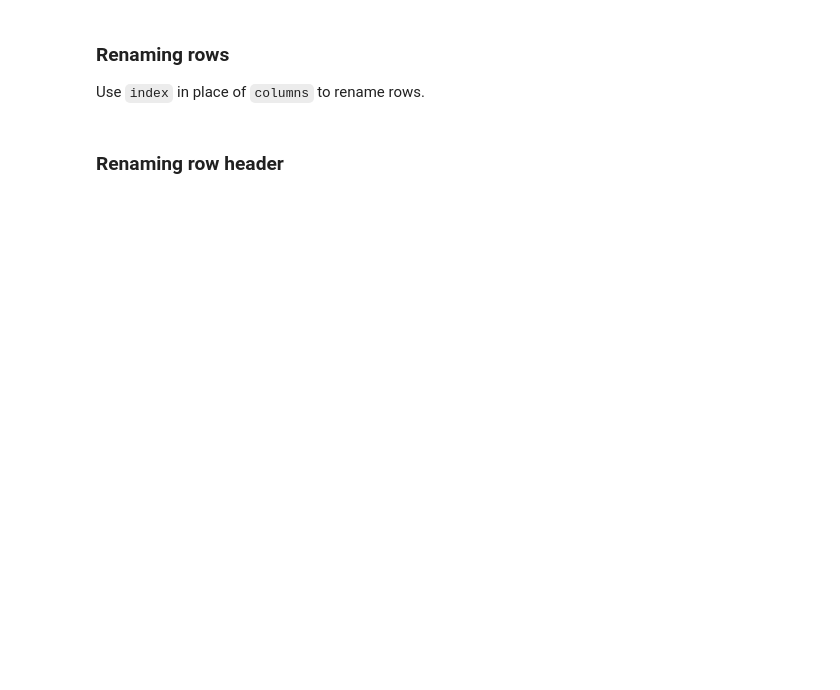
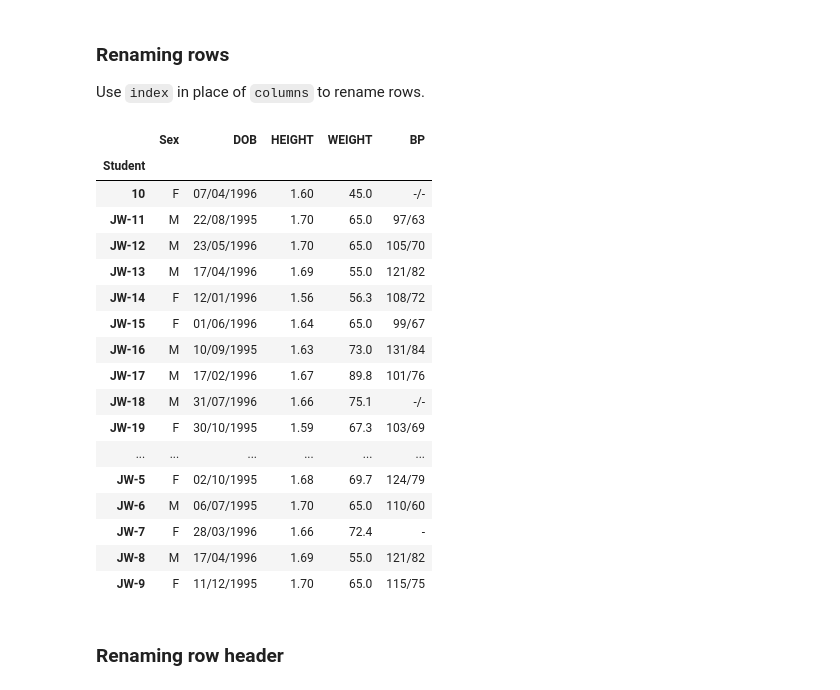
Before and after one commit to Maruja/MariaLopez, a Jupyter notebook: 9_Input_and_Output.ipynb, the cells around one changed output. Cells and saved outputs as stored; diff of their text form; code cells hidden in the pictures; blank space fills up the shorter version.

```diff
--- a/9_Input_and_Output.ipynb
+++ b/9_Input_and_Output.ipynb
@@ -1329,8 +1536,27 @@ Use `index` in place of `columns` to rename rows.
 # %%
 nums = students.rename(index={'JW-1': '1',
                               'JW-10': '10'}, inplace=False)
 
-display(nums.head())
+display(nums)
+# %% [output]
+|  | Sex | DOB | HEIGHT | WEIGHT | BP |
+| Student |  |  |  |  |  |
+| 10 | F | 07/04/1996 | 1.60 | 45.0 | -/- |
+| JW-11 | M | 22/08/1995 | 1.70 | 65.0 | 97/63 |
+| JW-12 | M | 23/05/1996 | 1.70 | 65.0 | 105/70 |
+| JW-13 | M | 17/04/1996 | 1.69 | 55.0 | 121/82 |
+| JW-14 | F | 12/01/1996 | 1.56 | 56.3 | 108/72 |
+| JW-15 | F | 01/06/1996 | 1.64 | 65.0 | 99/67 |
+| JW-16 | M | 10/09/1995 | 1.63 | 73.0 | 131/84 |
+| JW-17 | M | 17/02/1996 | 1.67 | 89.8 | 101/76 |
+| JW-18 | M | 31/07/1996 | 1.66 | 75.1 | -/- |
+| JW-19 | F | 30/10/1995 | 1.59 | 67.3 | 103/69 |
+| ... | ... | ... | ... | ... | ... |
+| JW-5 | F | 02/10/1995 | 1.68 | 69.7 | 124/79 |
+| JW-6 | M | 06/07/1995 | 1.70 | 65.0 | 110/60 |
+| JW-7 | F | 28/03/1996 | 1.66 | 72.4 | - |
+| JW-8 | M | 17/04/1996 | 1.69 | 55.0 | 121/82 |
+| JW-9 | F | 11/12/1995 | 1.70 | 65.0 | 115/75 |
 # %% [markdown]
 ### Renaming row header
 # %%
```
Also changed, not shown: parts of 30 cells of this notebook, 6 other files.
